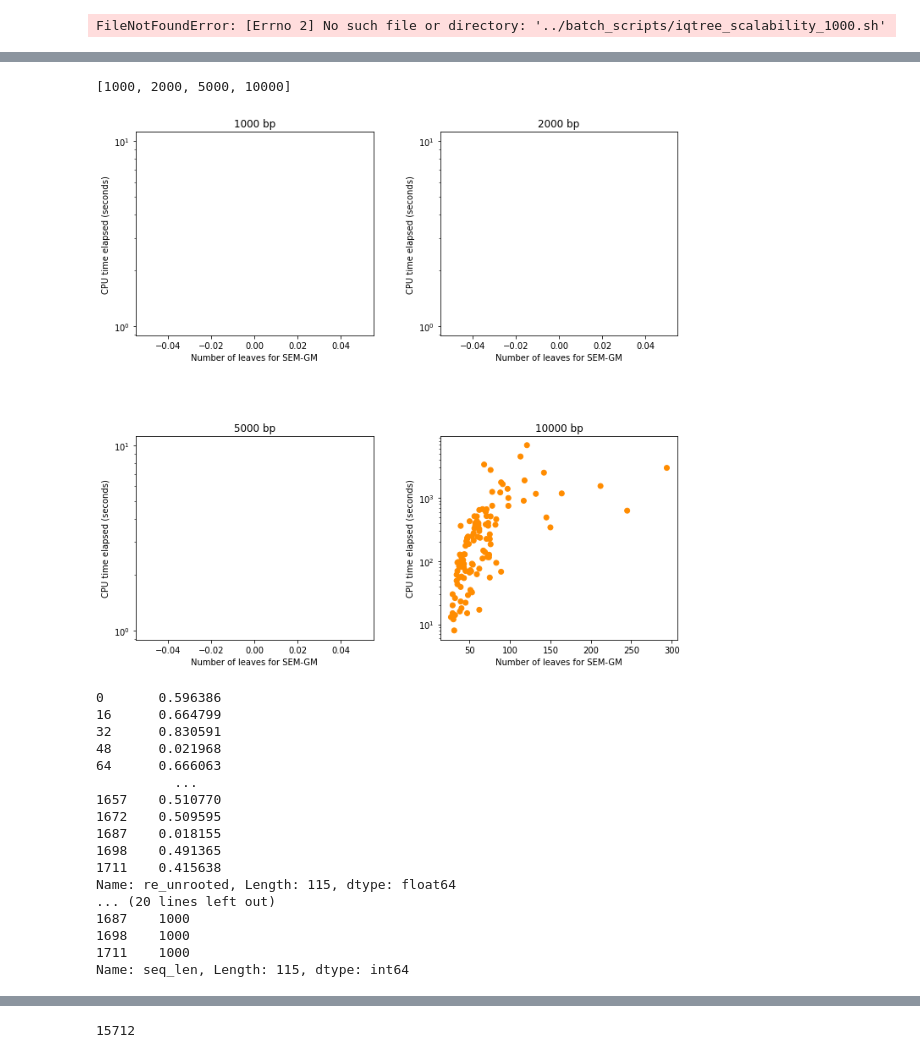
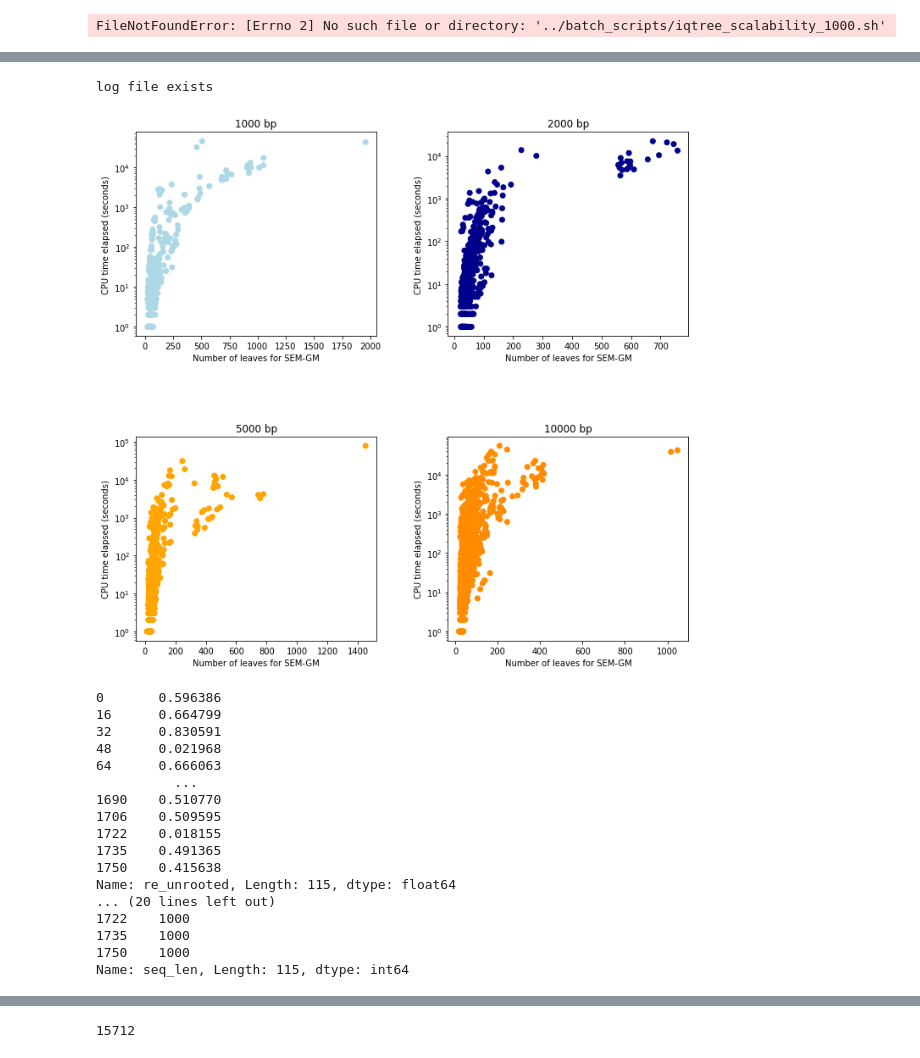
Before and after one commit to prabhavk/mst-backbone-repo, a Jupyter notebook: simulation_results.ipynb, the cells around one changed output, grey strips where cells are left out. Drawn from its saved outputs; the diff is of its cells as text; code cells hidden in the pictures.

Commit message:
updated results

```diff
--- a/simulation_results.ipynb
+++ b/simulation_results.ipynb
@@ -386,22 +369,27 @@ plt.savefig(figures_path+"grove_scalability.eps", dpi=100,bbox_inches='tight')
 # %%
 # Run times for structural EM
-figures_path = projectPath + "figures/"
+
 runtimes_sem_seq_len = {}
 num_leaves_sem_seq_len = {}
 tree_id_num_leaves_scalability_file = open(data_path + "selected_grove_tree_ids_scalability","r")
 num_trees = 1
-print(seqlen_list)
-for line in tree_id_num_leaves_scalability_file:
-    tree_id = line.strip().split(',')[0].strip()
-    num_leaves = int(line.strip().split(',')[1].strip())
-    for seq_len in seqlen_list:
-        runtimes_sem_seq_len[seq_len] = []
-        num_leaves_sem_seq_len[seq_len] = []
-        for method in method_list:
-            exp_id = "treeId_" + tree_id + "_numLeaves_" + str(num_leaves) + "_seqLen_" + str(seq_len)
-            log_file_name = data_path + 'grove_exp/' + exp_id + '/' + exp_id + '.mstbackbone_log'
+# print(seqlen_list)
+
+for seq_len in seqlen_list:
+    runtimes_sem_seq_len[seq_len] = []
+    num_leaves_sem_seq_len[seq_len] = []
+    tree_id_num_leaves_scalability_file = open(data_path + "selected_grove_tree_ids_scalability","r")
+    for line in tree_id_num_leaves_scalability_file:
+        tree_id = line.strip().split(',')[0].strip()
+        num_leaves = int(line.strip().split(',')[1].strip())
+        exp_id = "treeId_" + tree_id + "_numLeaves_" + str(num_leaves) + "_seqLen_" + str(seq_len)
+        # if exp_id == "treeId_11839_numLeaves_3390_seqLen_5000":
+        #     log_file_name = data_path + 'grove_exp/' + exp_id + '/' + exp_id + '.mstbackbone_log'
+        log_file_name = data_path + 'grove_exp/' + exp_id + '/' + exp_id + '.mstbackbone_log'
         if os.path.exists(log_file_name):
             if os.path.getsize(log_file_name) > 0:
+                if exp_id == "treeId_11839_numLeaves_3390_seqLen_5000":
+                    print ("log file exists")
                 log_file = open(log_file_name,"r")
                 for log_line in log_file:
                     if log_line.startswith("CPU time used for computing subtree"):
@@ -410,8 +398,16 @@ for line in tree_id_num_leaves_scalability_file:
                             runtime_sem = log_line.split("leaves is")[1].split("seconds")[0].strip()
                             runtimes_sem_seq_len[seq_len].append(float(runtime_sem))
                             num_leaves_sem_seq_len[seq_len].append(int(num_leaves_sem))
+                            if exp_id == "treeId_11839_numLeaves_3390_seqLen_5000":
+                                # print (seq_len)
+                                pass
+                                # print(runtimes_sem_seq_len[seq_len])
+                                # print ("num leaves for sem is", num_leaves_sem)
+                                # print ("run time for sem is ", float(runtime_sem))
                         except:
                             pass
+                log_file.close()
+    tree_id_num_leaves_scalability_file.close()
     # print ("Processed ",num_trees, " trees")
     # num_trees += 1
 
@@ -425,7 +421,7 @@ import numpy as np
 from math import log
 
 # Fixing random state for reproducibility
-
+# print (runtimes_sem_seq_len[5000])
 fig, ax = plt.subplots(2,2)
 i = 0
 # seq_len = 2000
@@ -433,7 +429,7 @@ i = 0
 seqlen_colors_map = {}
 seqlen_colors_map[1000] = ['lightblue']
 seqlen_colors_map[2000] = ['darkblue']
-seqlen_colors_map[5000] = ['lightorange']
+seqlen_colors_map[5000] = ['orange']
 seqlen_colors_map[10000] = ['darkorange']
 
 # method_list = ['fasttree', 'mstbackbone']
@@ -443,36 +439,37 @@ method_colors = {}
 for seq_len in seqlen_list:
     seq_len_colors = seqlen_colors_map[seq_len] * len(runtimes_sem_seq_len[seq_len])
     if seq_len == 1000:
         ax[0,0].scatter(num_leaves_sem_seq_len[seq_len],runtimes_sem_seq_len[seq_len],c=seq_len_colors)
         ax[0,0].set_yscale("log")
         ax[0,0].set_xlabel("Number of leaves for SEM-GM")
         ax[0,0].set_ylabel("CPU time elapsed (seconds)")
         ax[0,0].set_title(str(seq_len)+ " bp")
     elif seq_len == 2000:
         ax[0,1].scatter(num_leaves_sem_seq_len[seq_len],runtimes_sem_seq_len[seq_len],c=seq_len_colors)
         ax[0,1].set_yscale("log")
         ax[0,1].set_xlabel("Number of leaves for SEM-GM")
         ax[0,1].set_ylabel("CPU time elapsed (seconds)")
         ax[0,1].set_title(str(seq_len)+ " bp")
     elif seq_len == 5000:
         ax[1,0].scatter(num_leaves_sem_seq_len[seq_len],runtimes_sem_seq_len[seq_len],c=seq_len_colors)
         ax[1,0].set_yscale("log")
         ax[1,0].set_xlabel("Number of leaves for SEM-GM")
         ax[1,0].set_ylabel("CPU time elapsed (seconds)")
         ax[1,0].set_title(str(seq_len)+ " bp")
     elif seq_len == 10000:
         ax[1,1].scatter(num_leaves_sem_seq_len[seq_len],runtimes_sem_seq_len[seq_len],c=seq_len_colors)
         ax[1,1].set_yscale("log")
         ax[1,1].set_xlabel("Number of leaves for SEM-GM")
         ax[1,1].set_ylabel("CPU time elapsed (seconds)")
         ax[1,1].set_title(str(seq_len)+ " bp")
 
 fig.tight_layout(pad=0.04)
 fig.set_size_inches(10, 10)
-plt.savefig(results_path+"grove_scalability_SEM.eps", dpi=100,bbox_inches='tight')
+plt.savefig(projectPath+"figures/grove_scalability_SEM.eps", dpi=100,bbox_inches='tight')
+plt.savefig(projectPath+"figures/grove_scalability_SEM.png", dpi=100,bbox_inches='tight')
 # %% [output]
-[1000, 2000, 5000, 10000]
+log file exists
-[figure, old version]
+[figure, new version]
 # %%
 # Store (Precision, Recall, RF) x (Rooted, Unrooted) x (FastTree, MST-backbone, RAxML-NG, IQ-TREE) x (1000, 2000, 5000, 10000)
 recall_rooted_seq_len_method = {}
@@ -663,7 +647,7 @@ accuracy_grove_file.close()
 results_path = projectPath + "results/"
 data_path = projectPath + "data/"
 import pandas as pd
-accuracy_grove = pd.read_csv(results_path + "grove_accuracy_oct_10")
+accuracy_grove = pd.read_csv(results_path + "grove_accuracy_oct_12")
 accuracy_grove.rename(columns=lambda x: x.strip(),inplace=True)
 
 # print(accuracy_grove.keys())
@@ -679,16 +663,16 @@ print(accuracy_seq_len[accuracy_seq_len['method'] == 'fasttree']['seq_len'])
 48      0.021968
 64      0.666063
           ...
-1657    0.510770
-1672    0.509595
-1687    0.018155
-1698    0.491365
-1711    0.415638
+1690    0.510770
+1706    0.509595
+1722    0.018155
+1735    0.491365
+1750    0.415638
 Name: re_unrooted, Length: 115, dtype: float64
 ... (20 lines left out)
-1687    1000
-1698    1000
-1711    1000
+1722    1000
+1735    1000
+1750    1000
 Name: seq_len, Length: 115, dtype: int64
 # %%
 # Plot accuracy
```
Also changed, not shown: parts of 8 cells of this notebook.
